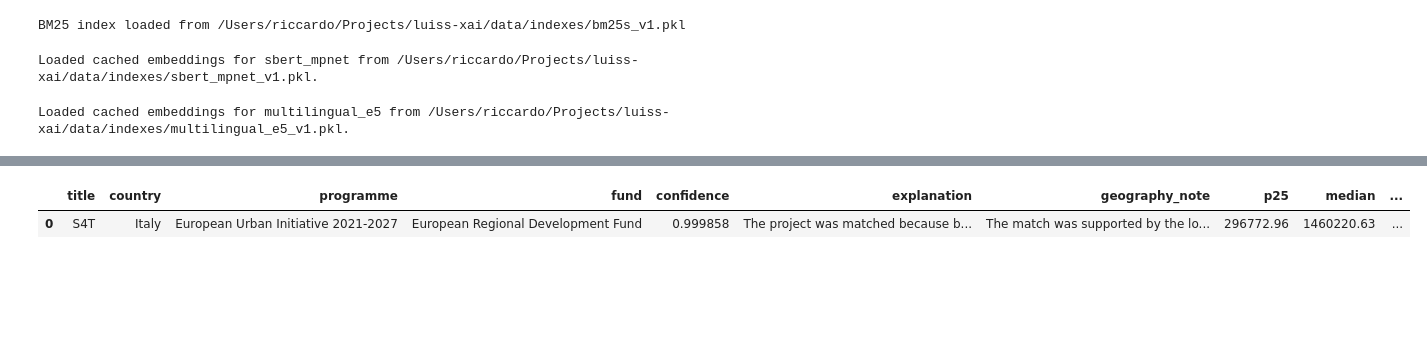
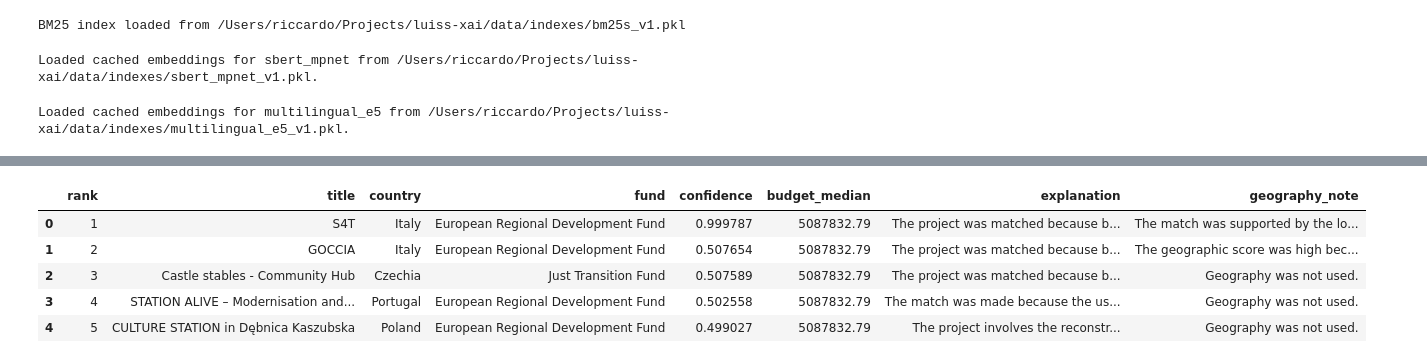
Before and after one commit to riccardopll/luiss-ey-xai, a Jupyter notebook: src/main.ipynb, the cells around one changed output, grey strips where cells are left out. Cells and saved outputs as stored; diff of their text form; code cells hidden in the pictures; blank space fills up the shorter version.

```diff
--- a/src/main.ipynb
+++ b/src/main.ipynb
@@ -418,12 +397,11 @@ Loaded cached embeddings for multilingual_e5 from /Users/riccardo/Projects/luiss
 # %%
 NOMINATIM_SEARCH_URL = "https://nominatim.openstreetmap.org/search"
 NOMINATIM_USER_AGENT = "luiss-xai-geocoder/1.0"
-NOMINATIM_EMAIL = str(os.getenv("NOMINATIM_EMAIL"))
+NOMINATIM_EMAIL = os.getenv("NOMINATIM_EMAIL")
 _last_nominatim_request_at = 0.0
 
 
-# Nominatim has usage policies that require at most 1 request per second
-# and a valid User-Agent header
+# https://nominatim.org/
 @lru_cache(maxsize=256)
 def search_nominatim(query):
     global _last_nominatim_request_at
@@ -438,6 +416,7 @@ def search_nominatim(query):
     if NOMINATIM_EMAIL:
         params["email"] = NOMINATIM_EMAIL
 
+    # normatim requires at most 1 request per second
     elapsed = time.monotonic() - _last_nominatim_request_at
     if elapsed < 1:
         time.sleep(1 - elapsed)
@@ -454,17 +433,16 @@ def search_nominatim(query):
         return []
 
 
-# this function takes a location text, attempts to geocode it using Nominatim
-# and returns a dictionary with the geocoding results
 def geocode_location(location_text):
     query = clean_text(location_text)
     if not query:
         return {}
 
     metadata = {"raw_location": location_text}
+    # treat two-letter alphabetic inputs as country codes
+    # this lets us avoid unnecessary API calls
     if re.fullmatch(r"[A-Za-z]{2}", query):
         metadata["country_code"] = query.upper()
-        # this covers 100% of the corpus
         return metadata
 
     results = search_nominatim(query)
@@ -488,15 +466,14 @@ def geocode_location(location_text):
 
 
 EARTH_RADIUS_KM = 6371.0
+# we give more weight to country matches since the dataset is very geographically sparse
 GEOGRAPHY_COUNTRY_MATCH_WEIGHT = 0.7
+# distance decay is steep because we want to prioritize very local matches
 GEOGRAPHY_DISTANCE_WEIGHT = 0.3
 GEOGRAPHY_DISTANCE_DECAY_KM = 500
 GEOGRAPHY_COORDINATE_COLUMNS = ["latitude", "longitude"]
 
 
-# scores how geographically relevant each project is to the query location.
-# country matches contribute most of the score, while nearby coordinates add a smaller
-# distance boost that fades out over the configured decay radius
 def geography_scores(location_metadata, records):
     if not location_metadata:
         return np.zeros(len(records))
@@ -533,6 +510,5 @@ def geography_scores(location_metadata, records):
     return np.clip(scores, 0, 1)
 
 
-# sample usage of the geocoding function
-print(geocode_location("LUISS Viale Romania, Rome, Italy"))
+geocode_location("LUISS Viale Romania, Rome, Italy")
 # %% [output]
@@ -1089,8 +945,6 @@ BUDGET_SUGGESTION_FIELDS = {
     "Total_Eligible_Expenditure_amount": "total_eligible_expenditure_amount",
     "Project_EU_Budget": "project_eu_budget",
 }
-
-# merge the fields into a single dictionary
 MATCH_METADATA_FIELDS = POSITIONING_SUGGESTION_FIELDS | BUDGET_SUGGESTION_FIELDS
 
 EXPLANATION_PROMPT_TEMPLATE = """
@@ -1122,7 +976,6 @@ Return this JSON structure:
 """
 
 
-# this function converts values to be JSON serializable
 def json_ready_value(value):
     if value is None:
         return None
@@ -1178,7 +1031,6 @@ def build_explanation_prompt(llm_input):
     return EXPLANATION_PROMPT_TEMPLATE.replace("{{llm_input_json}}", llm_input_json)
 
 
-# https://docs.ollama.com/api/generate
 def request_local_llm(prompt, model_name=LOCAL_LLM_MODEL_VERSION):
     payload = {
         "model": model_name,
@@ -1197,7 +1049,7 @@ def request_local_llm(prompt, model_name=LOCAL_LLM_MODEL_VERSION):
         with urlopen(request, timeout=LOCAL_LLM_TIMEOUT_SECONDS) as response:
             return json.load(response)
     except (HTTPError, URLError, TimeoutError, json.JSONDecodeError) as error:
-        raise RuntimeError("Ollama is not working :(") from error
+        raise RuntimeError("Ollama request failed") from error
 
 
 def validate_llm_output(llm_output, llm_input):
@@ -1261,8 +1113,6 @@ def summarize_suggestions(input_text, location_text, results):
         numeric_values = pd.to_numeric(results[source_name], errors="coerce").dropna()
         budget_benchmarks[output_name] = {
             "median": float(numeric_values.median()) if len(numeric_values) else None,
-            "p25": float(numeric_values.quantile(0.25)) if len(numeric_values) else None,
-            "p75": float(numeric_values.quantile(0.75)) if len(numeric_values) else None,
         }
     positioning_suggestions["budget_benchmarks"] = budget_benchmarks
 
@@ -1273,60 +1123,62 @@ def summarize_suggestions(input_text, location_text, results):
     llm_outputs = [generate_match_explanation(llm_input) for llm_input in llm_inputs]
 
     return {
         "positioning_suggestions": positioning_suggestions,
         "llm_inputs": llm_inputs,
         "llm_outputs": llm_outputs,
     }
 
 
-def suggestion_summary_table(suggestion):
-    top_llm_input = max(
+def suggestion_summary_table(suggestion, row_count=TOP_K):
+    ranked_inputs = sorted(
         suggestion["llm_inputs"],
         key=lambda llm_input: llm_input["scores"]["confidence_score"] or 0,
-    )
-    matched_project = top_llm_input["matched_project"]
-    metadata = top_llm_input["matched_project_metadata"]
-    scores = top_llm_input["scores"]
-    explanation = next(
-        (
-            output
-            for output in suggestion["llm_outputs"]
-            if output["project_id"] == matched_project["project_id"]
-        ),
-        {},
-    )
-    budget_type = "total_eligible_expenditure_amount"
-    budget_benchmark = suggestion["positioning_suggestions"]["budget_benchmarks"][budget_type]
+        reverse=True,
+    )[:row_count]
+    explanations_by_project_id = {
+        output["project_id"]: output for output in suggestion["llm_outputs"]
+    }
+    budget_benchmark = suggestion["positioning_suggestions"]["budget_benchmarks"][
+        "total_eligible_expenditure_amount"
+    ]
 
-    return pd.DataFrame(
-        [
+    rows = []
+    for llm_input in ranked_inputs:
+        matched_project = llm_input["matched_project"]
+        metadata = llm_input["matched_project_metadata"]
+        scores = llm_input["scores"]
+        explanation = explanations_by_project_id.get(matched_project["project_id"], {})
+        rows.append(
             {
+                "rank": matched_project["rank"],
                 "title": matched_project["title"],
                 "country": matched_project["country"],
-                "programme": metadata["programme_name"],
                 "fund": metadata["fund_name"],
                 "confidence": scores["confidence_score"],
+                "budget_median": budget_benchmark["median"],
                 "explanation": explanation.get("explanation"),
                 "geography_note": explanation.get("geography_note"),
-                "budget_p25": budget_benchmark["p25"],
-                "budget_median": budget_benchmark["median"],
-                "budget_p75": budget_benchmark["p75"],
             }
-        ]
-    )
+        )
+
+    return pd.DataFrame(rows)
 
 
 suggestions = summarize_suggestions(
     example_query,
     "Rovereto, Italy",
     example_results,
 )
 
 suggestion_table = suggestion_summary_table(suggestions)
-suggestion_table
+display(suggestion_table)
 # %% [output]
-|  | title | country | programme | fund | confidence | explanation | geography_note | p25 | median | ... |
-| 0 | S4T | Italy | European Urban Initiative 2021-2027 | European Regional Development Fund | 0.999858 | The project was matched because b... | The match was supported by the lo... | 296772.96 | 1460220.63 | ... |
+|  | rank | title | country | fund | confidence | budget_median | explanation | geography_note |
+| 0 | 1 | S4T | Italy | European Regional Development Fund | 0.999787 | 5087832.79 | The project was matched because b... | The match was supported by the lo... |
+| 1 | 2 | GOCCIA | Italy | European Regional Development Fund | 0.507654 | 5087832.79 | The project was matched because b... | The geographic score was high bec... |
+| 2 | 3 | Castle stables - Community Hub | Czechia | Just Transition Fund | 0.507589 | 5087832.79 | The project was matched because b... | Geography was not used. |
+| 3 | 4 | STATION ALIVE – Modernisation and... | Portugal | European Regional Development Fund | 0.502558 | 5087832.79 | The match was made because the us... | Geography was not used. |
+| 4 | 5 | CULTURE STATION in Dębnica Kaszubska | Poland | European Regional Development Fund | 0.499027 | 5087832.79 | The project involves the reconstr... | Geography was not used. |
 # %%
 def stable_hash(value):
     payload = json.dumps(value, sort_keys=True, default=str, ensure_ascii=False)
```
Also changed, not shown: parts of 13 cells of this notebook, 3 other files.
